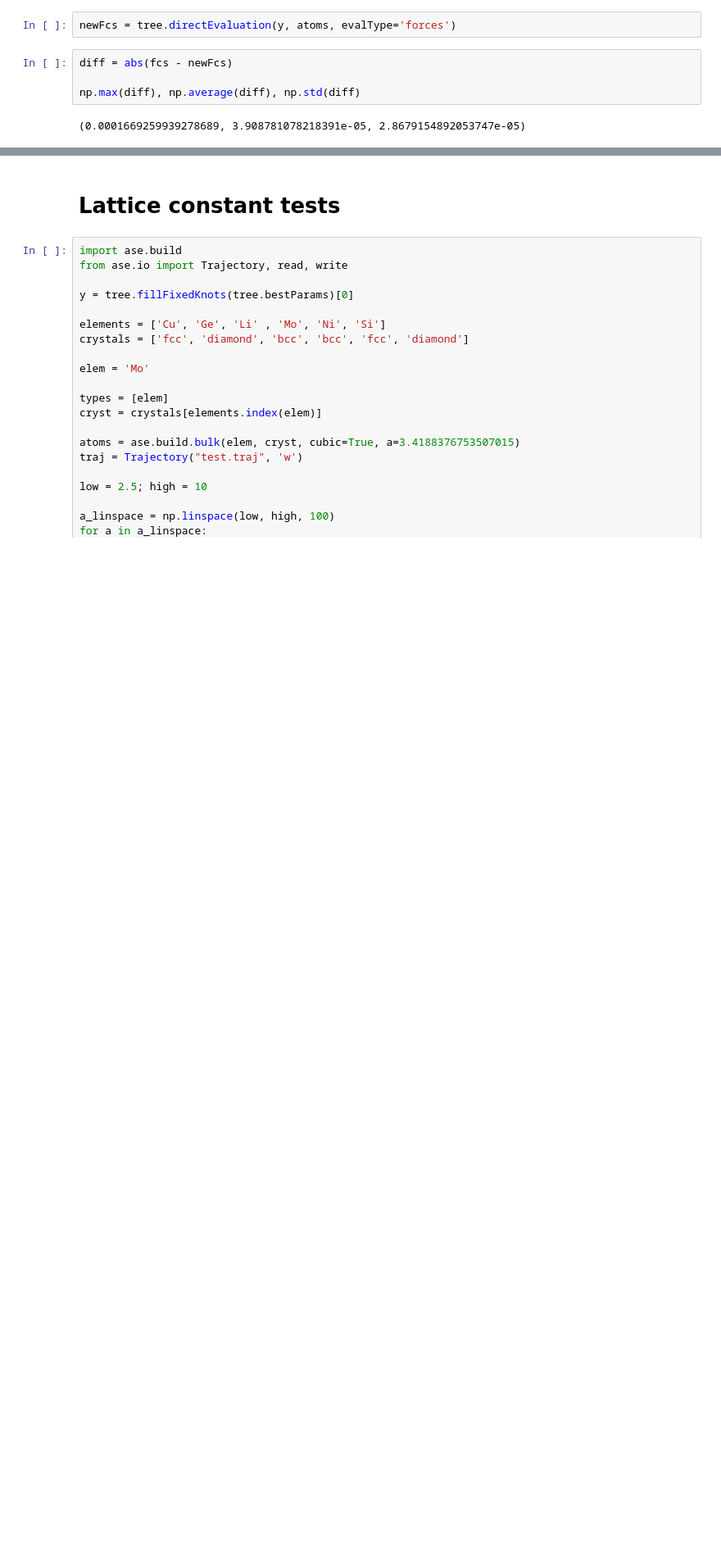
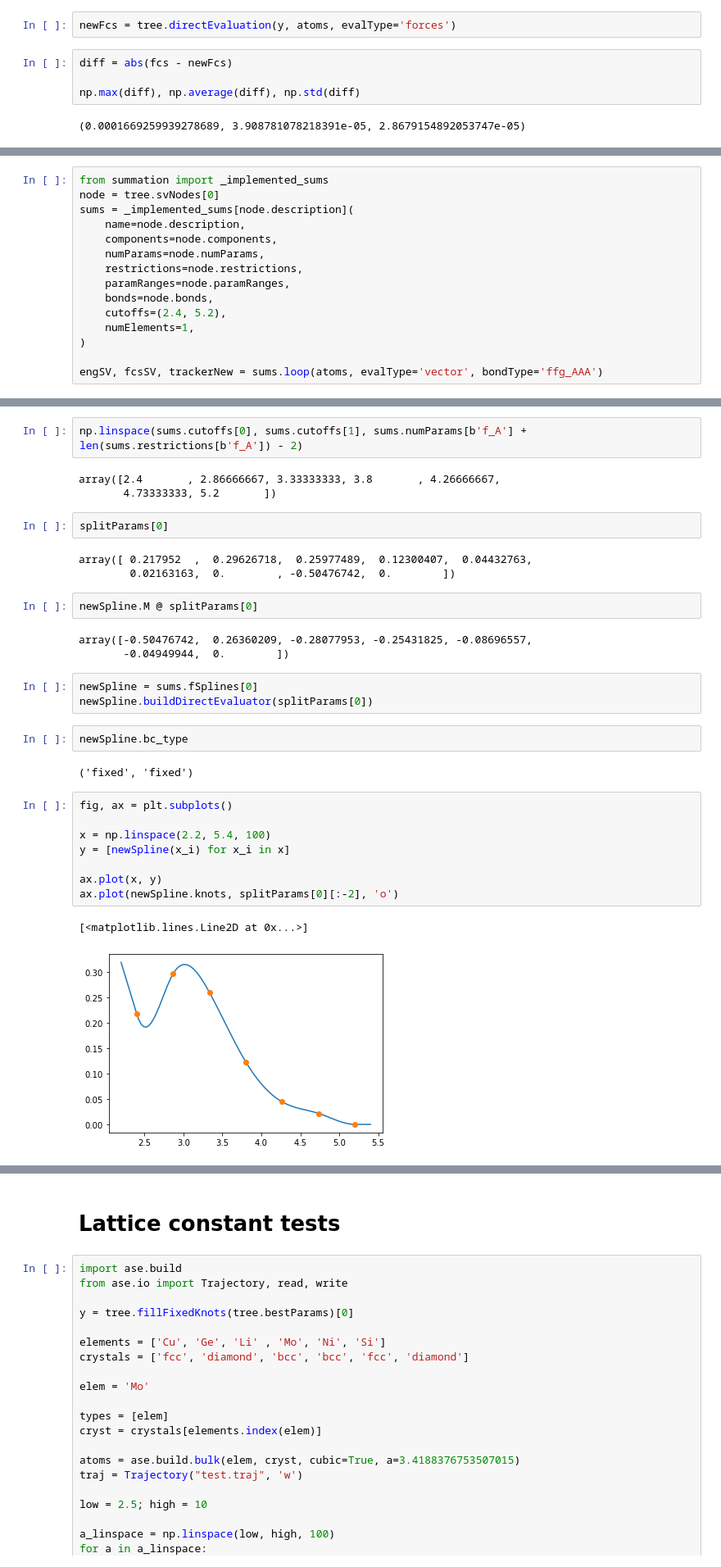
Before and after one commit to TrinkleGroup/svreg, a Jupyter notebook: tree_analyzer.ipynb, the cells around one changed output, grey strips where cells are left out. Shown: that part at 82% size. Saved outputs shown, nothing was run; the diff lists cells and outputs as text; blank space fills up the shorter version.

```diff
--- a/tree_analyzer.ipynb
+++ b/tree_analyzer.ipynb
@@ -462,0 +484,15 @@ np.max(diff), np.average(diff), np.std(diff)
+# %%
+from summation import _implemented_sums
+node = tree.svNodes[0]
+sums = _implemented_sums[node.description](
+    name=node.description,
+    components=node.components,
+    numParams=node.numParams,
+    restrictions=node.restrictions,
+    paramRanges=node.paramRanges,
+    bonds=node.bonds,
+    cutoffs=(2.4, 5.2),
+    numElements=1,
+)
+
+engSV, fcsSV, trackerNew = sums.loop(atoms, evalType='vector', bondType='ffg_AAA')
@@ -462,0 +503,33 @@ np.max(diff), np.average(diff), np.std(diff)
+# %%
+np.linspace(sums.cutoffs[0], sums.cutoffs[1], sums.numParams[b'f_A'] + len(sums.restrictions[b'f_A']) - 2)
+# %% [output]
+array([2.4       , 2.86666667, 3.33333333, 3.8       , 4.26666667,
+       4.73333333, 5.2       ])
+# %%
+splitParams[0]
+# %% [output]
+array([ 0.217952  ,  0.29626718,  0.25977489,  0.12300407,  0.04432763,
+        0.02163163,  0.        , -0.50476742,  0.        ])
+# %%
+newSpline.M @ splitParams[0]
+# %% [output]
+array([-0.50476742,  0.26360209, -0.28077953, -0.25431825, -0.08696557,
+       -0.04949944,  0.        ])
+# %%
+newSpline = sums.fSplines[0]
+newSpline.buildDirectEvaluator(splitParams[0])
+# %%
+newSpline.bc_type
+# %% [output]
+('fixed', 'fixed')
+# %%
+fig, ax = plt.subplots()
+
+x = np.linspace(2.2, 5.4, 100)
+y = [newSpline(x_i) for x_i in x]
+
+ax.plot(x, y)
+ax.plot(newSpline.knots, splitParams[0][:-2], 'o')
+# %% [output]
+[<matplotlib.lines.Line2D at 0x...>]
+[figure, added]
```
Also changed, not shown: parts of 27 cells of this notebook, 3 other files.
